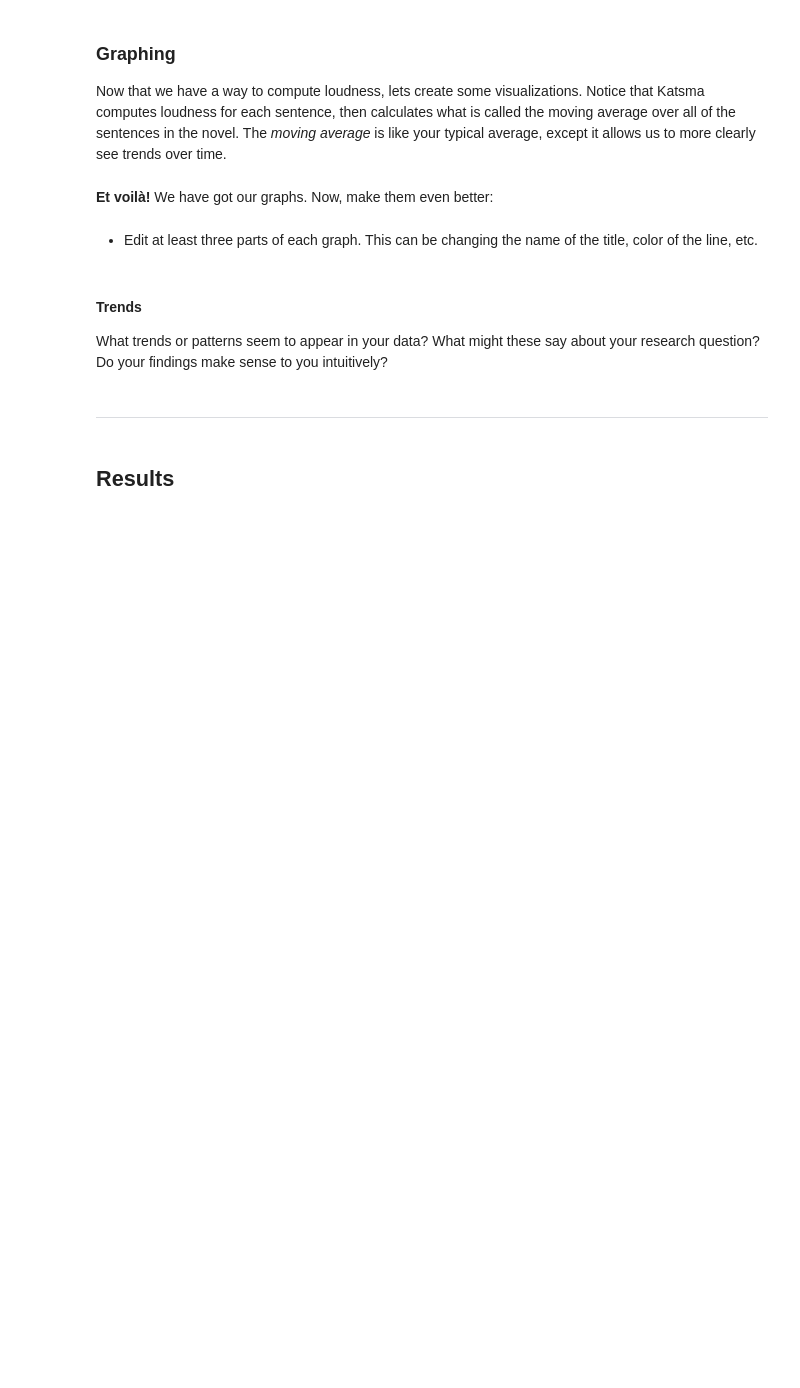
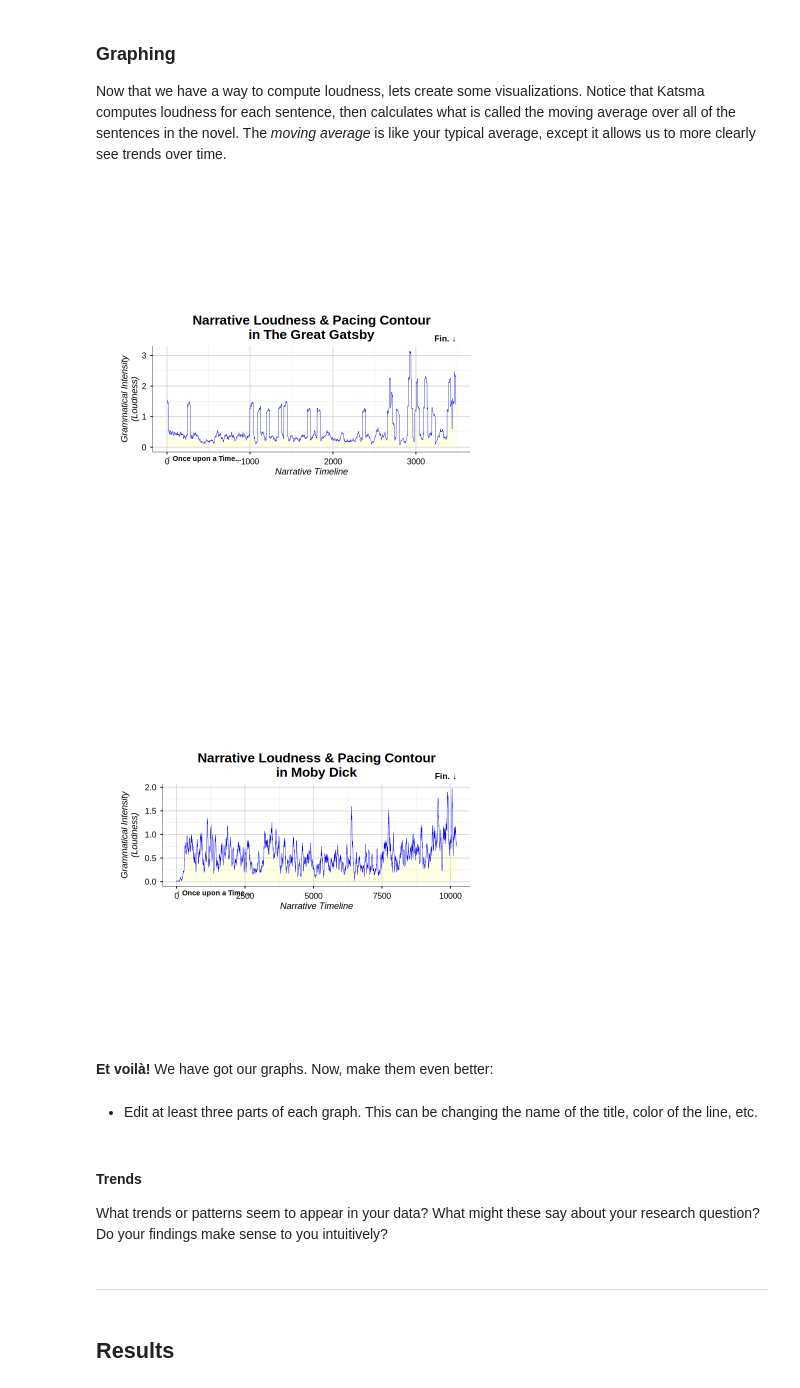
Before and after one commit to SamequalsFS/Unit0, a Jupyter notebook: ApResearchCT_ARTS (1).ipynb, the cells around one changed output. Saved outputs shown, nothing was run; the diff lists cells and outputs as text; code cells hidden in the pictures; blank space fills up the shorter version.

```diff
--- a/ApResearchCT_ARTS (1).ipynb
+++ b/ApResearchCT_ARTS (1).ipynb
@@ -255,7 +255,7 @@ naive_loudness_score <- function(chapter_string) {
                   "vociferated", "proclaimed")
 
   #____EDIT ME_____#
-  very_loud_verbs <- c("shouted")
+  very_loud_verbs <- c("shouted, cried", "screamed", "yelled", "roared", "bellowed", "howled")
   #____EDIT ME_____#
 
   verbs <- list(neutral_verbs, resonant_verbs, med_loud_verbs,
@@ -335,39 +345,42 @@ plot_loudness <- function(text, label, window = 40) {
 
   ma <- as.numeric(stats::filter(scores, rep(1 / window, window), sides = 1))
   ma <- ma[!is.na(ma)]
 
   df <- dplyr::tibble(x = seq_along(ma), y = ma)
 
   ggplot2::ggplot(df, ggplot2::aes(x, y)) +
-    ggplot2::geom_area(alpha = 0.1) +
-    ggplot2::geom_line(linewidth = 0.4) +
+    ggplot2::geom_area(alpha = 0.1, fill="yellow") +
+    ggplot2::geom_line(linewidth = 0.2, color="blue") +
     ggplot2::annotate("text", x = min(df$x), y = -Inf,
-             label = "\u2191 Start of Novel",
-             hjust = 0, vjust = 1.8, size = 3.5, fontface = "bold") +
+             label = "\u2191 Once upon a Time...",
+             hjust = 0, vjust = 1.8, size = 3, fontface = "bold") +
     ggplot2::annotate("text", x = max(df$x), y = Inf,
-             label = "End of Novel \u2193",
+             label = "Fin. \u2193",
              hjust = 1, vjust = -0.8, size = 3.5, fontface = "bold") +
     ggplot2::coord_cartesian(clip = "off") +
     ggplot2::labs(
       title = paste0("Narrative Loudness & Pacing Contour\nin ", label),
       x = "Narrative Timeline",
       y = "Grammatical Intensity\n(Loudness)"
     ) +
     ggplot2::theme_minimal(base_size = 11) +
     ggplot2::theme(
       aspect.ratio = 1 / 3,
       plot.title = ggplot2::element_text(size = 16, face = "bold", hjust = 0.5),
       axis.title = ggplot2::element_text(face = "italic"),
       axis.line = ggplot2::element_line(colour = "black", linewidth = 0.2),
       axis.ticks = ggplot2::element_line(colour = "black"),
       axis.text = ggplot2::element_text(colour = "black", size = 10),
       panel.grid.major = ggplot2::element_line(colour = "grey85"),
       plot.background = ggplot2::element_rect(fill = "white", colour = NA),
       plot.margin = ggplot2::margin(30, 55, 30, 30)
     )
 }
 
-plot_loudness(text1, "TEXT 1")
-plot_loudness(text2, "TEXT 2")
+plot_loudness(text1, "The Great Gatsby")
+plot_loudness(text2, "Moby Dick")
+# %% [output]
+[figure, added]
+[figure, added]
 # %% [markdown]
 
```
Also changed, not shown: parts of 6 cells of this notebook.
